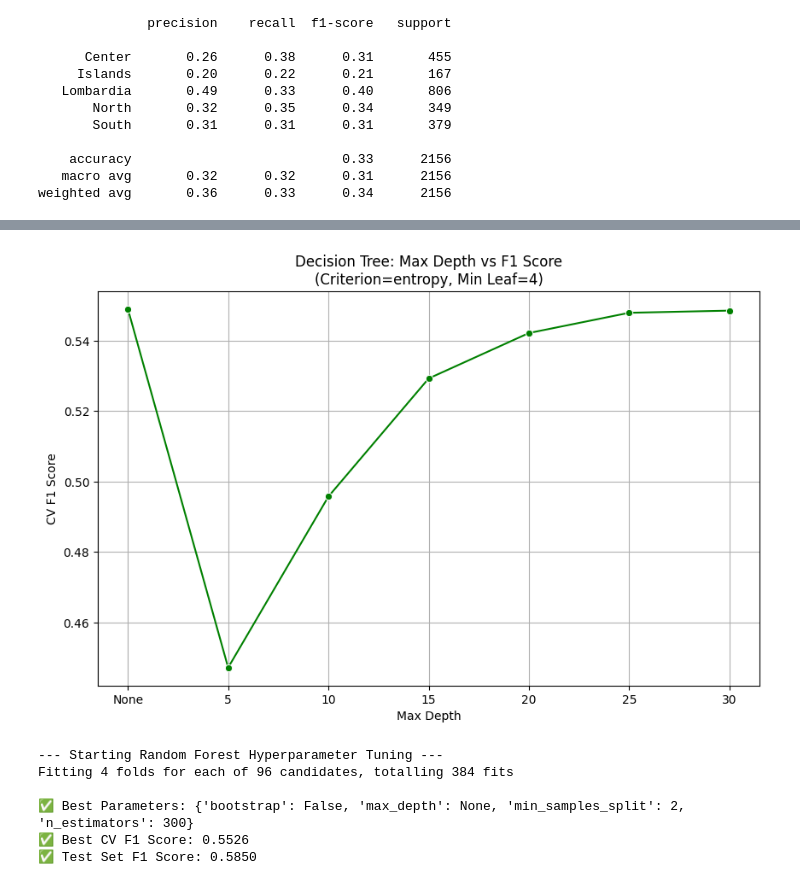
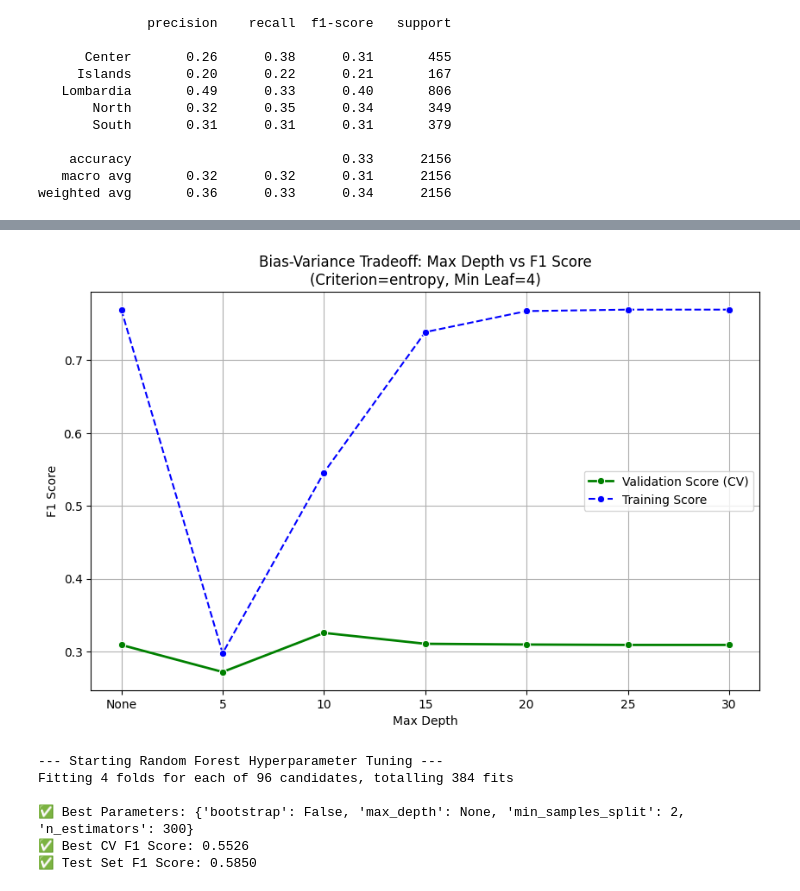
Before and after one commit to Syreel/DataMining, a Jupyter notebook: predictive_analysis.ipynb, the cells around one changed output, grey strips where cells are left out. Cells and saved outputs as stored; diff of their text form; code cells hidden in the pictures.

```diff
--- a/predictive_analysis.ipynb
+++ b/predictive_analysis.ipynb
@@ -124,21 +157,21 @@ NUMERIC_FEATURES = [
     # 'Artist_Release_Entropy',
     # 'Centroid_Entropy',
     'Characters_Per_Minute',
-    'mean_duration_song_per_album',
+    # 'mean_duration_song_per_album',
     'avg_token_per_clause'
 ]
 
 CATEGORICAL_FEATURES = [
     'gender_M',
-    'artist_generation_encoded',
+    # 'artist_generation_encoded',
     'has_featured_artist_True',
-    'primary_topic_Drugs and Alcohol',
-    'primary_topic_Love and Relationships',
-    'primary_topic_Money and Success',
-    'primary_topic_Politics and Society',
-    'primary_topic_Sadness and Depression',
-    'primary_topic_Sex',
-    'primary_topic_Too Short'
+    # 'primary_topic_Drugs and Alcohol',
+    # 'primary_topic_Love and Relationships',
+    # 'primary_topic_Money and Success',
+    # 'primary_topic_Politics and Society',
+    # 'primary_topic_Sadness and Depression',
+    # 'primary_topic_Sex',
+    # 'primary_topic_Too Short'
 ]
 # %%
 COLS = NUMERIC_FEATURES + CATEGORICAL_FEATURES
@@ -260,7 +295,7 @@ models = {
     "KNN": KNeighborsClassifier(n_neighbors=10),
     "Naive Bayes": GaussianNB(),
     "Random Forest": RandomForestClassifier(n_estimators=100, max_depth=15, random_state=42),
-    "XGBoost": xgb.XGBClassifier(n_estimators=100, max_depth=6, eval_metric='mlogloss', random_state=42),
+    "XGBoost": xgb.XGBClassifier(n_estimators=300, max_depth=None, eval_metric='mlogloss', random_state=42),
     "Neural Network": MLPClassifier(hidden_layer_sizes=(50, 20), max_iter=500, random_state=42)
 }
 
@@ -508,22 +543,30 @@ print(classification_report(y_test, y_pred, target_names=target_names))
    macro avg       0.32      0.32      0.31      2156
 weighted avg       0.36      0.33      0.34      2156
 # %%
+import matplotlib.pyplot as plt
+import seaborn as sns
+import pandas as pd
+from sklearn.model_selection import GridSearchCV
+from sklearn.tree import DecisionTreeClassifier
+from sklearn.metrics import f1_score
+
 # --- 1. Define the Parameter Grid ---
 param_grid_dt = {
-    'criterion': ['gini', 'entropy'],           # Splitting quality measure
-    'max_depth': [None, 5, 10, 15, 20, 25, 30], # Maximum depth of the tree
-    'min_samples_split': [2, 5, 10],            # Min samples needed to split a node
-    'min_samples_leaf': [1, 2, 4, 8]            # Min samples needed at a leaf node
+    'criterion': ['gini', 'entropy'],
+    'max_depth': [None, 5, 10, 15, 20, 25, 30],
+    'min_samples_split': [2, 5, 10],
+    'min_samples_leaf': [1, 2, 4, 8]
 }
 
-# --- 2. Setup GridSearchCV ---
+# --- 2. Setup GridSearchCV (CRITICAL CHANGE HERE) ---
 dt_grid = GridSearchCV(
     estimator=DecisionTreeClassifier(random_state=42),
     param_grid=param_grid_dt,
-    cv=cv_strategy,           # Use your StratifiedKFold strategy
-    scoring='f1_weighted',    # Optimize for F1 Score
+    cv=cv_strategy,
+    scoring='f1_weighted',
     n_jobs=-1,
-    verbose=1
+    verbose=1,
+    return_train_score=True   # <--- ENABLE THIS to get training scores
 )
 
 print("--- Starting Decision Tree Hyperparameter Tuning ---")
@@ -538,42 +581,53 @@ print(f"✅ Best CV F1 Score: {dt_grid.best_score_:.4f}")
 best_dt = dt_grid.best_estimator_
 y_test_pred = best_dt.predict(X_test)
 test_f1 = f1_score(y_test, y_test_pred, average='weighted')
-
 print(f"✅ Test Set F1 Score: {test_f1:.4f}")
 
-# --- 5. Visualization: Depth vs Performance ---
+# --- 5. Visualization: Training vs Validation Curve ---
 results_df = pd.DataFrame(dt_grid.cv_results_)
 
-# Filter for the best criterion and leaf settings to isolate the effect of Depth
+# Filter for the best criterion/leaf/split to isolate the effect of Depth
 best_criterion = dt_grid.best_params_['criterion']
 best_leaf = dt_grid.best_params_['min_samples_leaf']
 best_split = dt_grid.best_params_['min_samples_split']
 
-# 1. Create a proper COPY of the subset to avoid SettingWithCopyWarning
 subset_df = results_df[
     (results_df['param_criterion'] == best_criterion) &
     (results_df['param_min_samples_leaf'] == best_leaf) &
     (results_df['param_min_samples_split'] == best_split)
 ].copy()
 
-# 2. Handle 'None' by converting the whole column to strings
-# This ensures "5", "10", and "None" are all treated as text labels
+# Handle 'None' for depth
 subset_df['param_max_depth'] = subset_df['param_max_depth'].fillna("None").astype(str)
 
 plt.figure(figsize=(10, 6))
 
-# 3. Plot
+# Plot Validation Score (The one you had)
 sns.lineplot(
     data=subset_df,
     x='param_max_depth',
     y='mean_test_score',
     marker='o',
-    color='green'
+    label='Validation Score (CV)',
+    color='green',
+    linewidth=2
 )
 
-plt.title(f'Decision Tree: Max Depth vs F1 Score\n(Criterion={best_criterion}, Min Leaf={best_leaf})')
+# Plot Training Score (The new addition)
+sns.lineplot(
+    data=subset_df,
+    x='param_max_depth',
+    y='mean_train_score',
+    marker='o',
+    label='Training Score',
+    color='blue',
+    linestyle='--' # Dashed line to distinguish it
+)
+
+plt.title(f'Bias-Variance Tradeoff: Max Depth vs F1 Score\n(Criterion={best_criterion}, Min Leaf={best_leaf})')
 plt.xlabel('Max Depth')
-plt.ylabel('CV F1 Score')
+plt.ylabel('F1 Score')
+plt.legend()
 plt.grid(True)
 plt.show()
 # %% [output]
@@ -586,4 +640,4 @@ Fitting 4 folds for each of 168 candidates, totalling 672 fits
-[figure, old version]
+[figure, new version]
 # %%
 # --- 1. Define the Parameter Grid ---
 param_grid_rf = {
```
Also changed, not shown: parts of 12 cells of this notebook, 3 other files.
